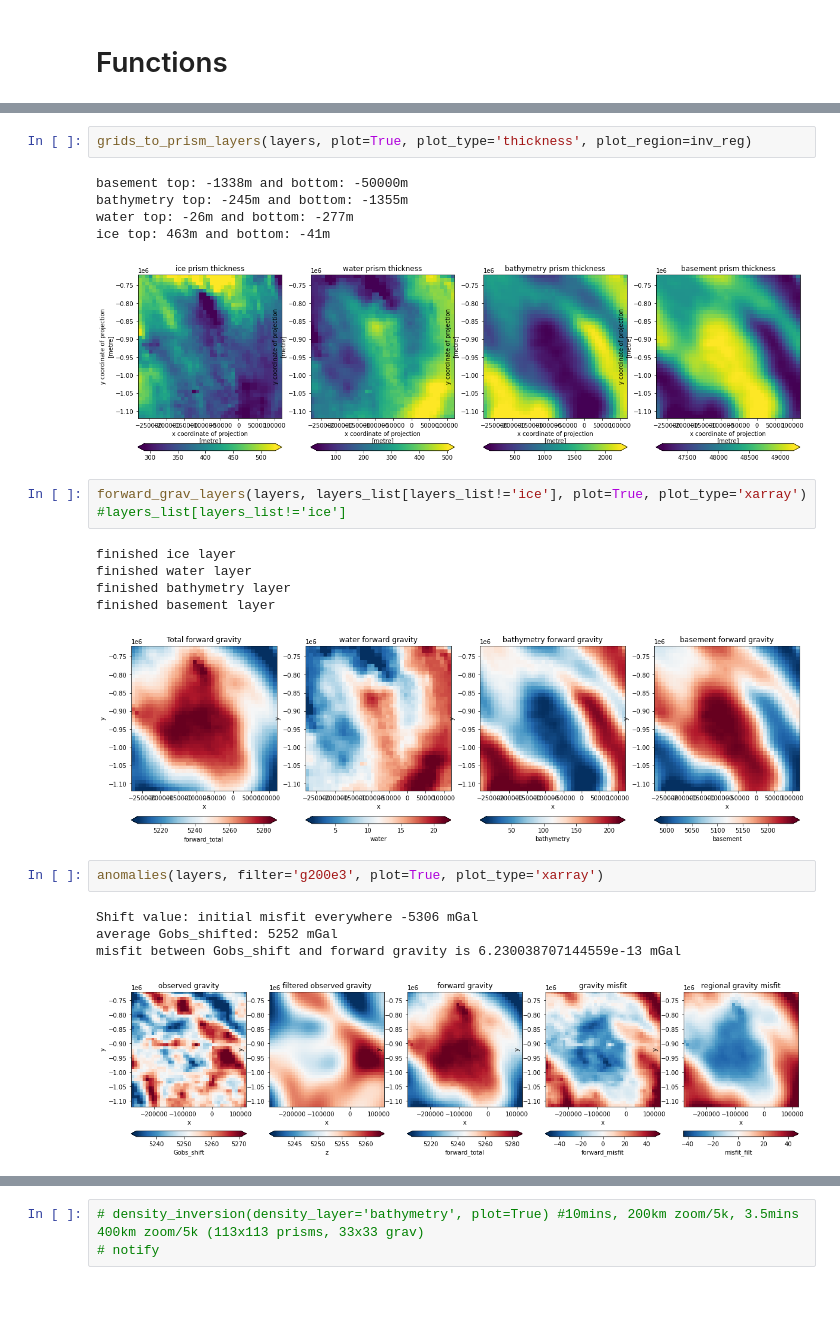
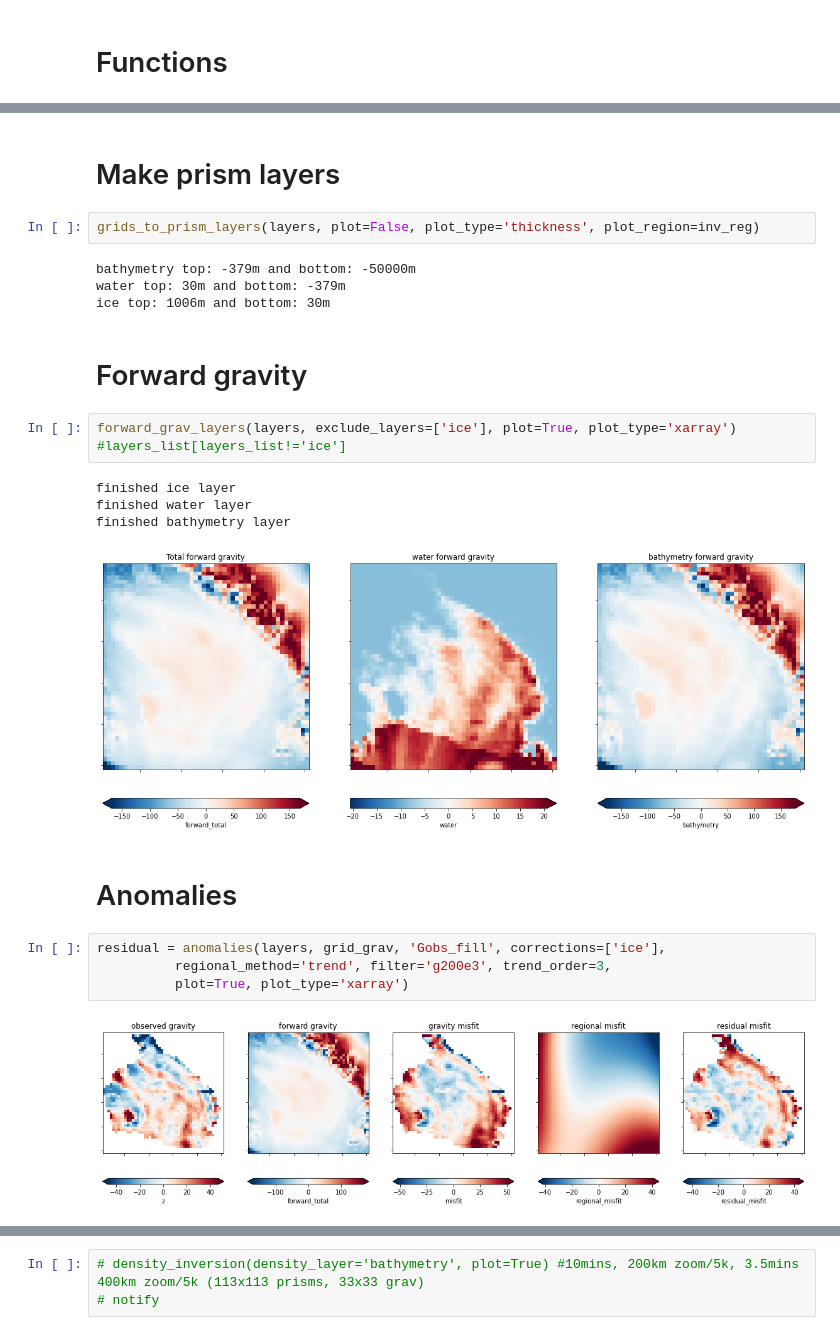
Before and after one commit to mdtanker/RIS_gravity_inversion, a Jupyter notebook: RIS_inversion.ipynb, the cells around one changed output, grey strips where cells are left out. Saved outputs shown, nothing was run; the diff lists cells and outputs as text; blank space fills up the shorter version.

Commit message:
moved anomaly calc outside of inv funct, added vd.Trend

```diff
--- a/RIS_inversion.ipynb
+++ b/RIS_inversion.ipynb
@@ -1082,23 +1129,25 @@ gravity: 40 points
+# %% [markdown]
+# Make prism layers
 # %%
-grids_to_prism_layers(layers, plot=True, plot_type='thickness', plot_region=inv_reg)
+grids_to_prism_layers(layers, plot=False, plot_type='thickness', plot_region=inv_reg)
 # %% [output]
-basement top: -1338m and bottom: -50000m
-bathymetry top: -245m and bottom: -1355m
-water top: -26m and bottom: -277m
-ice top: 463m and bottom: -41m
+bathymetry top: -379m and bottom: -50000m
+water top: 30m and bottom: -379m
+ice top: 1006m and bottom: 30m
-[figure, removed]
+# %% [markdown]
+# Forward gravity
 # %%
-forward_grav_layers(layers, layers_list[layers_list!='ice'], plot=True, plot_type='xarray') #layers_list[layers_list!='ice']
+forward_grav_layers(layers, exclude_layers=['ice'], plot=True, plot_type='xarray') #layers_list[layers_list!='ice']
 # %% [output]
 finished ice layer
 finished water layer
 finished bathymetry layer
-finished basement layer
-[figure, old version]
+[figure, new version]
+# %% [markdown]
+# Anomalies
 # %%
-anomalies(layers, filter='g200e3', plot=True, plot_type='xarray')
+residual = anomalies(layers, grid_grav, 'Gobs_fill', corrections=['ice'],
+          regional_method='trend', filter='g200e3', trend_order=3,
+          plot=True, plot_type='xarray')
 # %% [output]
-Shift value: initial misfit everywhere -5306 mGal
-average Gobs_shifted: 5252 mGal
-misfit between Gobs_shift and forward gravity is 6.230038707144559e-13 mGal
-[figure, old version]
+[figure, new version]
```
Also changed, not shown: parts of 9 cells of this notebook, 26 other files.
